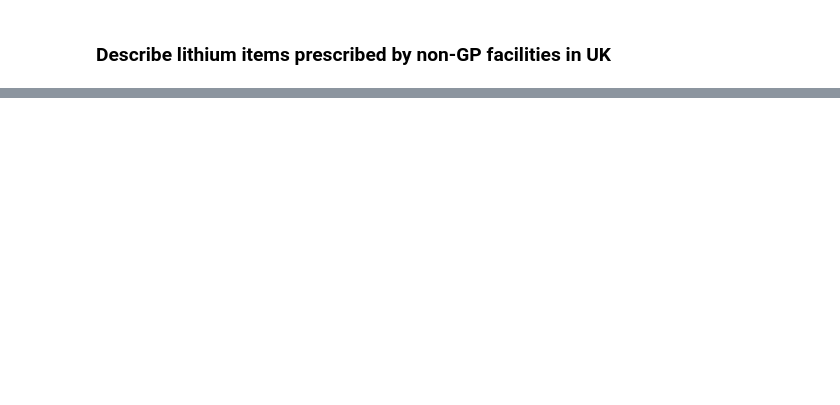
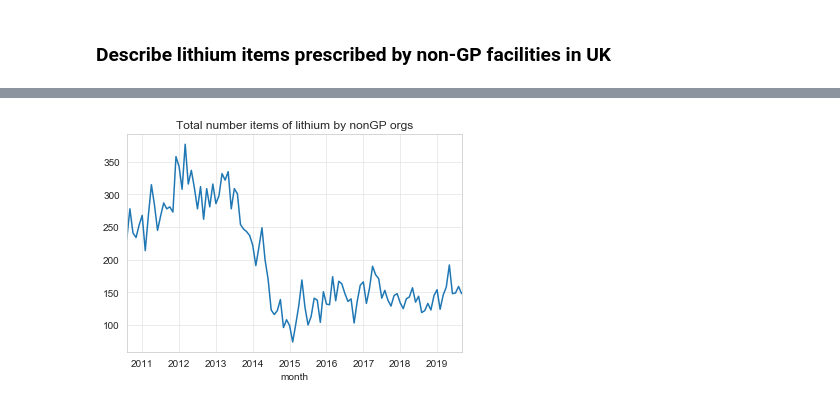
Before and after one commit to orlamac/lithium-paper, a Jupyter notebook: Lithium prescribing trends_update.ipynb, the cells around one changed output, grey strips where cells are left out. Cells and saved outputs as stored; diff of their text form; code cells hidden in the pictures; blank space fills up the shorter version.

```diff
--- a/Lithium prescribing trends_update.ipynb
+++ b/Lithium prescribing trends_update.ipynb
@@ -220,0 +389,4 @@ type(plot1)
+# %%
+plot5 = plot1 = df_nonGPlithium.groupby("month")["total_lithium"].sum().plot(kind='line', title="Total number items of lithium by nonGP orgs")
+# %% [output]
+[figure, added]
```
Also changed, not shown: parts of 25 cells of this notebook.
